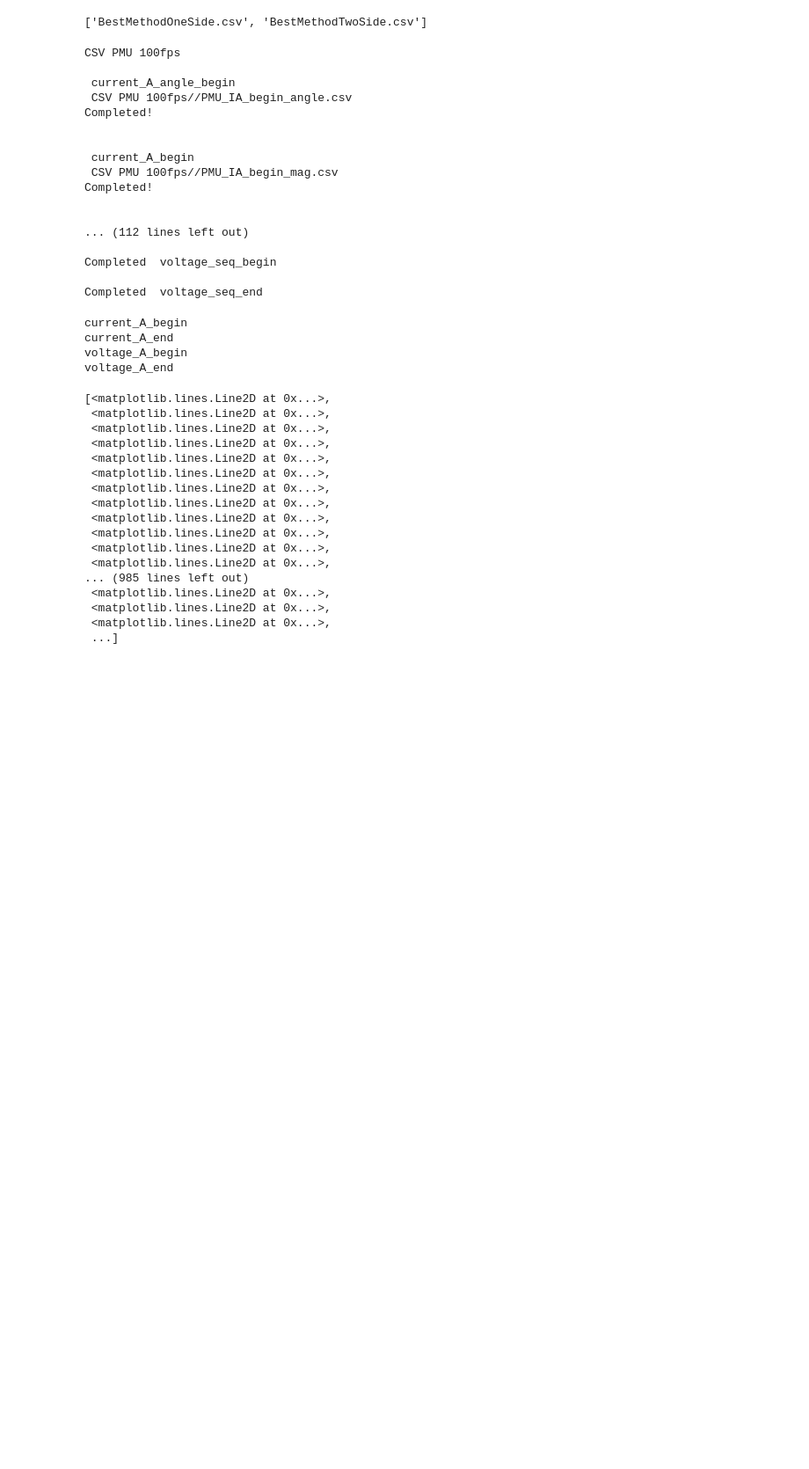
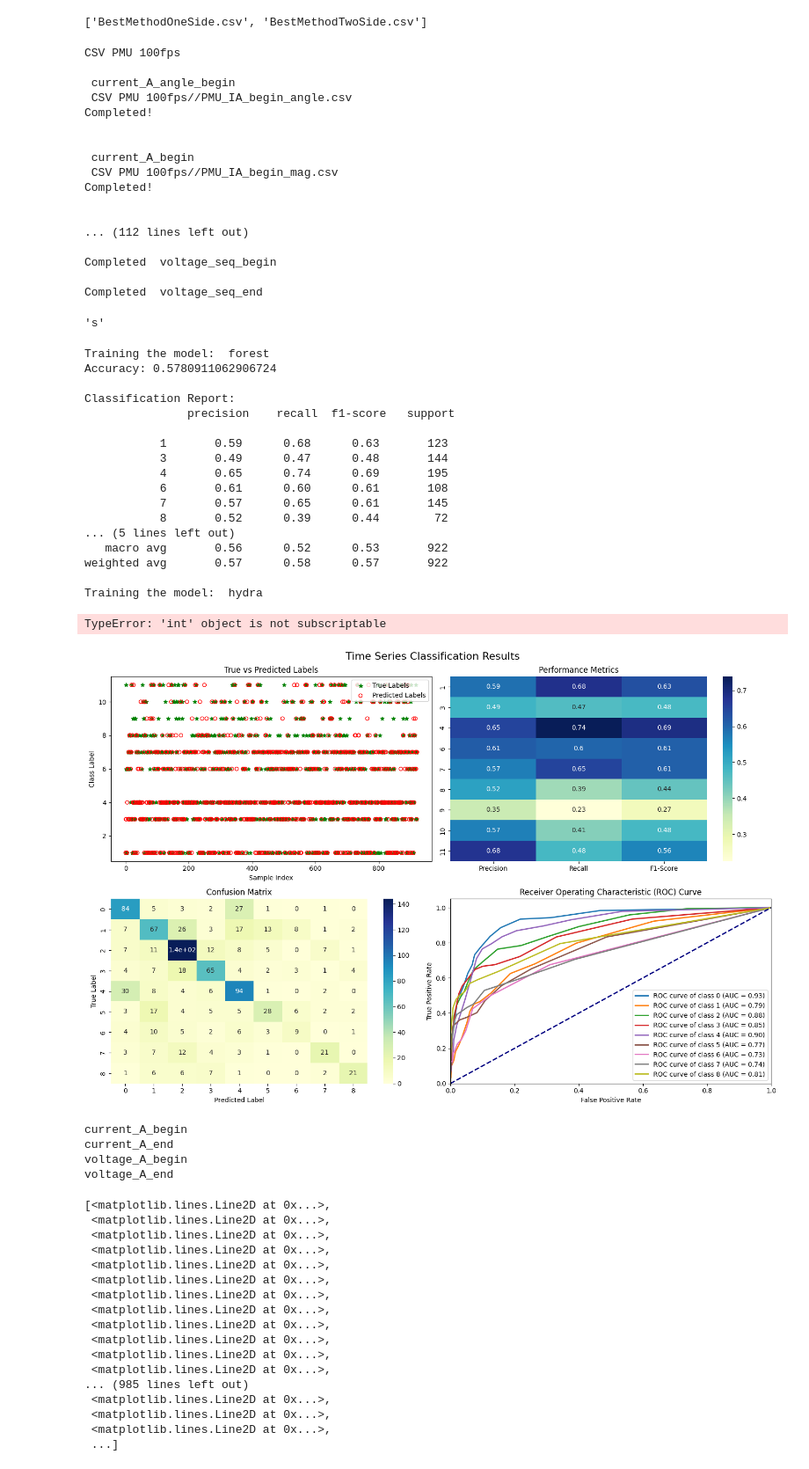
Before and after one commit to TinyEnerget/fault_location_machine_learning, a Jupyter notebook: train_data_preproc.ipynb, the cells around one changed output. Shown: that part at 88% size. Saved outputs shown, nothing was run; the diff lists cells and outputs as text; code cells hidden in the pictures; blank space fills up the shorter version.

```diff
--- a/train_data_preproc.ipynb
+++ b/train_data_preproc.ipynb
@@ -973,3 +71,29 @@ r = t.config
+# %%
+t.config['n_intervals'][0]
+# %% [output]
+'s'
+# %%
+t.fit()
+# %% [output]
+Training the model:  forest
+Accuracy: 0.5780911062906724
+
+Classification Report:
+               precision    recall  f1-score   support
+
+           1       0.59      0.68      0.63       123
+           3       0.49      0.47      0.48       144
+           4       0.65      0.74      0.69       195
+           6       0.61      0.60      0.61       108
+           7       0.57      0.65      0.61       145
+           8       0.52      0.39      0.44        72
+... (5 lines left out)
+   macro avg       0.56      0.52      0.53       922
+weighted avg       0.57      0.58      0.57       922
+
+Training the model:  hydra
+TypeError: 'int' object is not subscriptable
+[figure, added]
 # %%
 import numpy as np
 n_kernels = 2,
```
Also changed, not shown: parts of 51 cells of this notebook, 5 other files.
